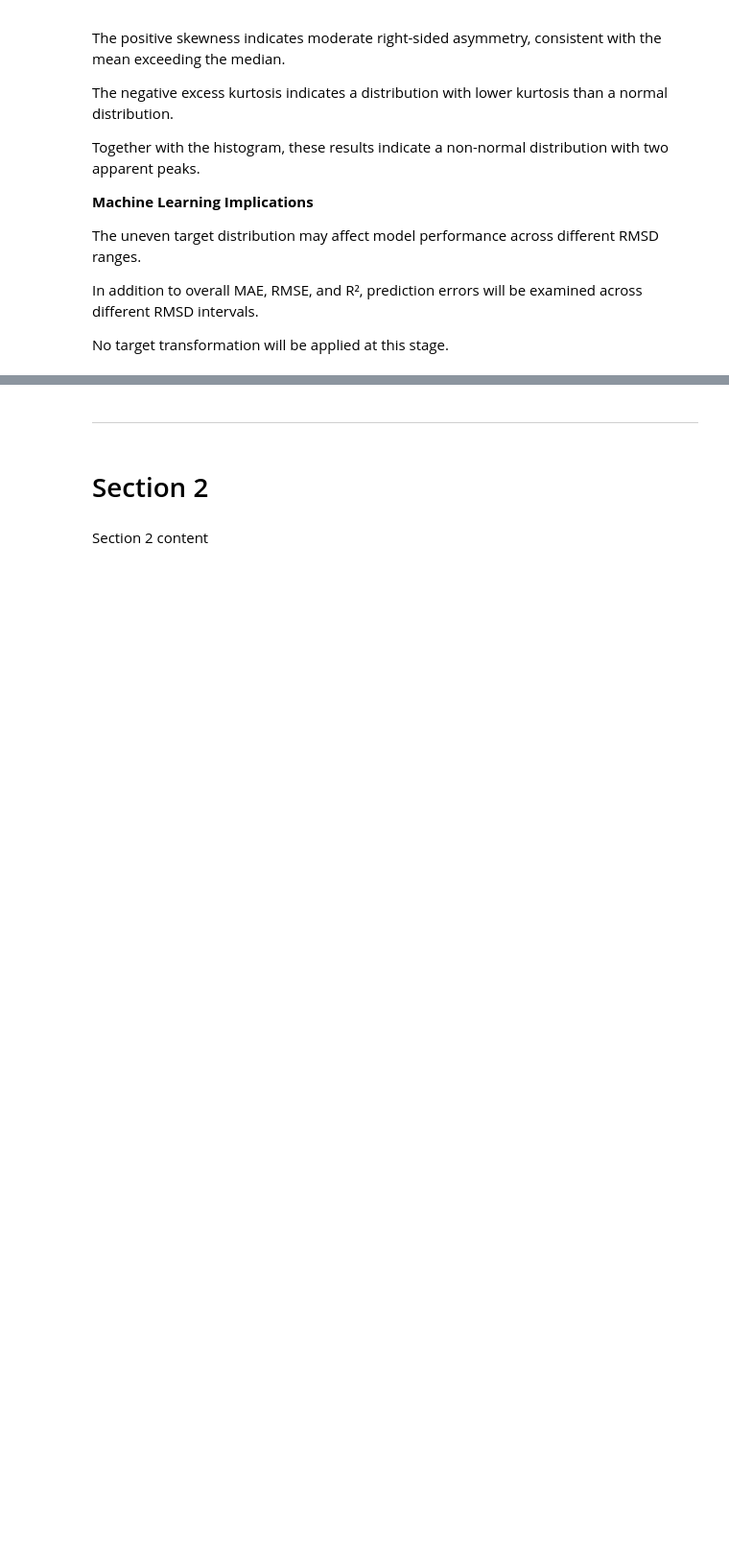
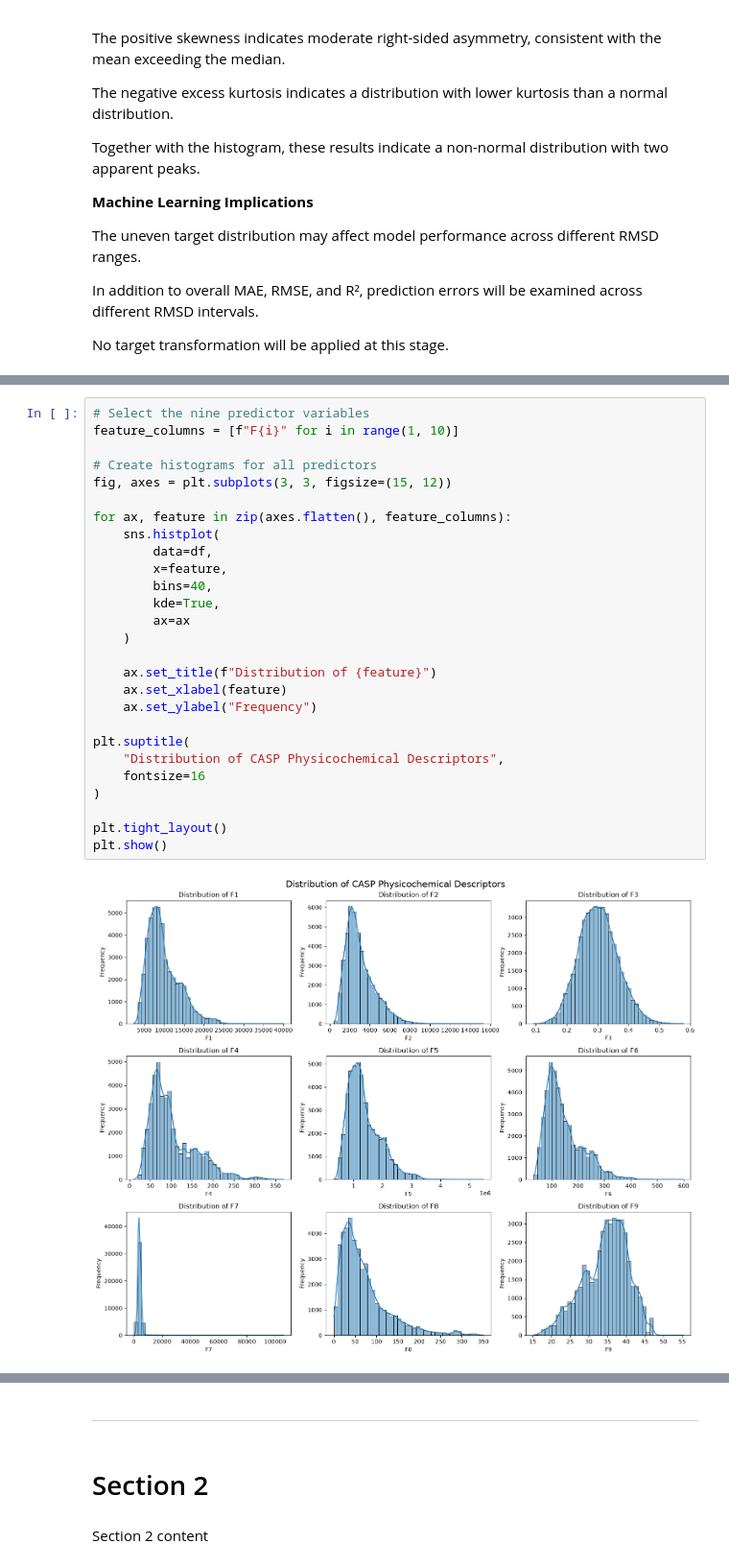
Before and after one commit to trasneaiulian/ProteinStruct-ML, a Jupyter notebook: jupyter_notebooks/02_EDA.ipynb.ipynb, the cells around one changed output, grey strips where cells are left out. Shown at 96% size. Drawn from its saved outputs; the diff is of its cells as text; blank space fills up the shorter version.

Commit message:
Consolidate EDA notebook and add descriptor distribution analysis

```diff
--- a/jupyter_notebooks/02_EDA.ipynb.ipynb
+++ b/jupyter_notebooks/02_EDA.ipynb.ipynb
@@ -167,0 +176,29 @@ No target transformation will be applied at this stage.
+# %%
+# Select the nine predictor variables
+feature_columns = [f"F{i}" for i in range(1, 10)]
+
+# Create histograms for all predictors
+fig, axes = plt.subplots(3, 3, figsize=(15, 12))
+
+for ax, feature in zip(axes.flatten(), feature_columns):
+    sns.histplot(
+        data=df,
+        x=feature,
+        bins=40,
+        kde=True,
+        ax=ax
+    )
+
+    ax.set_title(f"Distribution of {feature}")
+    ax.set_xlabel(feature)
+    ax.set_ylabel("Frequency")
+
+plt.suptitle(
+    "Distribution of CASP Physicochemical Descriptors",
+    fontsize=16
+)
+
+plt.tight_layout()
+plt.show()
+# %% [output]
+[figure, added]
```
Also changed, not shown: parts of 3 cells of this notebook.
